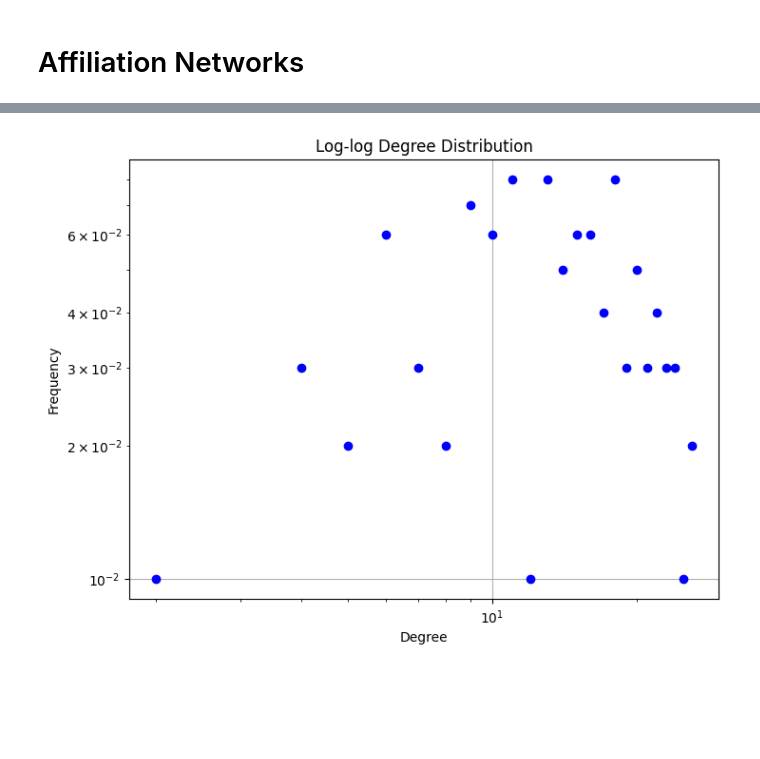
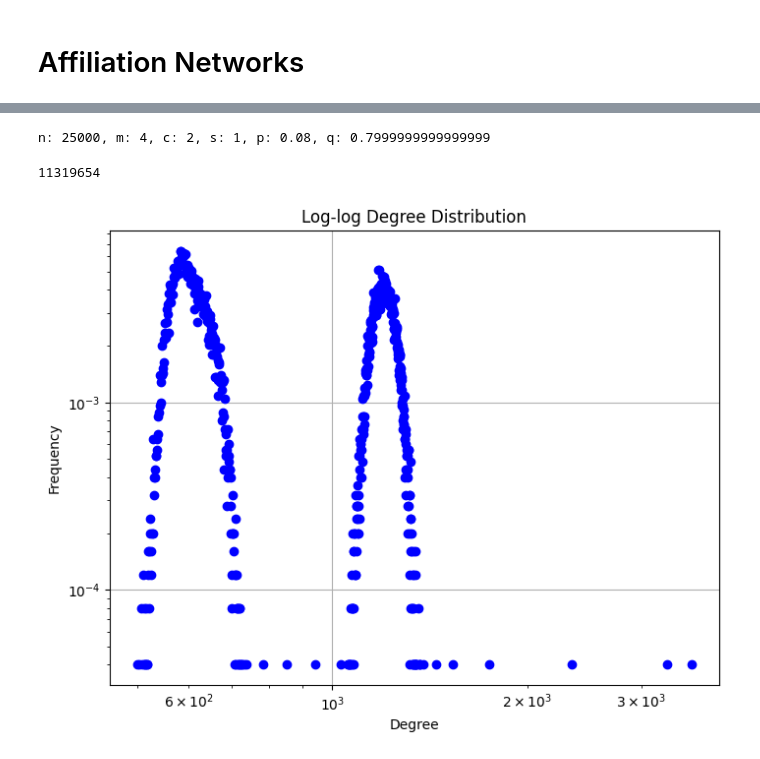
Before and after one commit to SNA24/final_project, a Jupyter notebook: analyze.ipynb, the cells around one changed output, grey strips where cells are left out. Saved outputs shown, nothing was run; the diff lists cells and outputs as text; code cells hidden in the pictures; blank space fills up the shorter version.

```diff
--- a/analyze.ipynb
+++ b/analyze.ipynb
@@ -318,0 +354,6 @@ m = 9, q = 0.6, c = 4, p = 0.2, dist = 642
+# %%
+print(f"n: {n}, m: {m}, c: {c}, s: {s}, p: {best_p}, q: {best_q}")
+best_q = 0.8
+best_p = 0.09
+# %% [output]
+n: 25000, m: 4, c: 2, s: 1, p: 0.08, q: 0.7999999999999999
@@ -319,8 +362,9 @@ m = 9, q = 0.6, c = 4, p = 0.2, dist = 642
 # %%
-G2 = affiliationG(n, math.floor(best_params[0]), best_params[1], best_params[2], best_params[3], s)
-
+G2 = affiliationG(25000, 5, 0.4, 2, 0.06, 1)
+print(len(G2.edges()))
 analyzer_g2 = Analyzer(G2)
 plt = analyzer_g2.get_degree_distribution()
 plt.show()
 # %% [output]
+11319654
-[figure, old version]
+[figure, new version]
```
Also changed, not shown: parts of 18 cells of this notebook, 3 other files.
